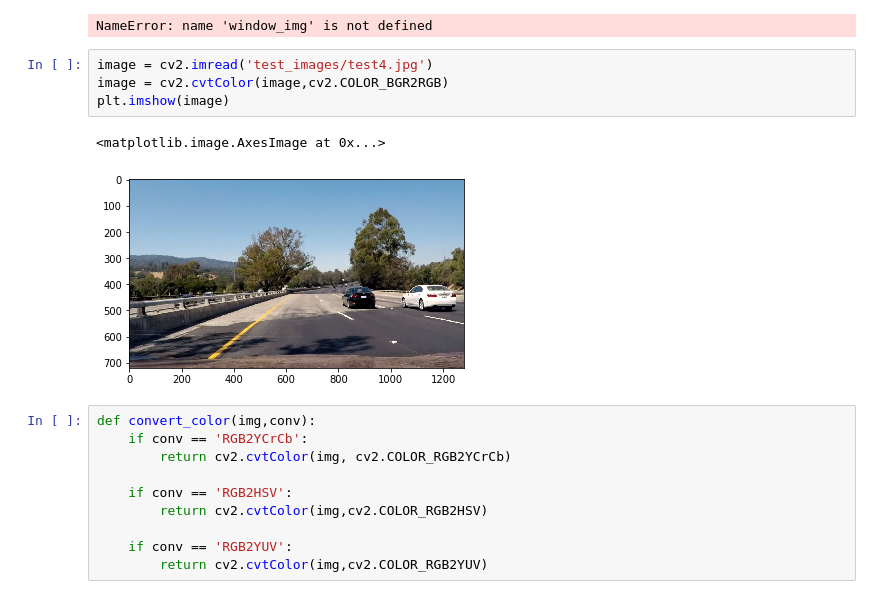
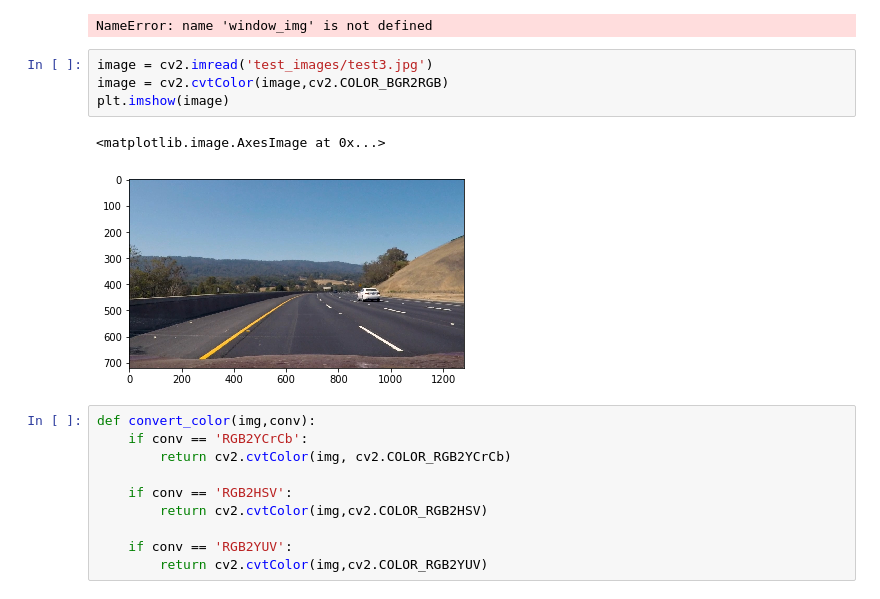
Before and after one commit to root221/CarND-Vehicle-Detection, a Jupyter notebook: VehicleDetectionAndTracking.ipynb, the cells around one changed output. Drawn from its saved outputs; the diff is of its cells as text.

```diff
--- a/VehicleDetectionAndTracking.ipynb
+++ b/VehicleDetectionAndTracking.ipynb
@@ -308,12 +308,12 @@ plt.imshow(window_img)
 # %% [output]
 NameError: name 'window_img' is not defined
 # %%
-image = cv2.imread('test_images/test4.jpg')
+image = cv2.imread('test_images/test3.jpg')
 image = cv2.cvtColor(image,cv2.COLOR_BGR2RGB)
 plt.imshow(image)
 # %% [output]
 <matplotlib.image.AxesImage at 0x...>
-[figure, old version]
+[figure, new version]
 # %%
 def convert_color(img,conv):
     if conv == 'RGB2YCrCb':
```
Also changed, not shown: parts of 14 cells of this notebook.
